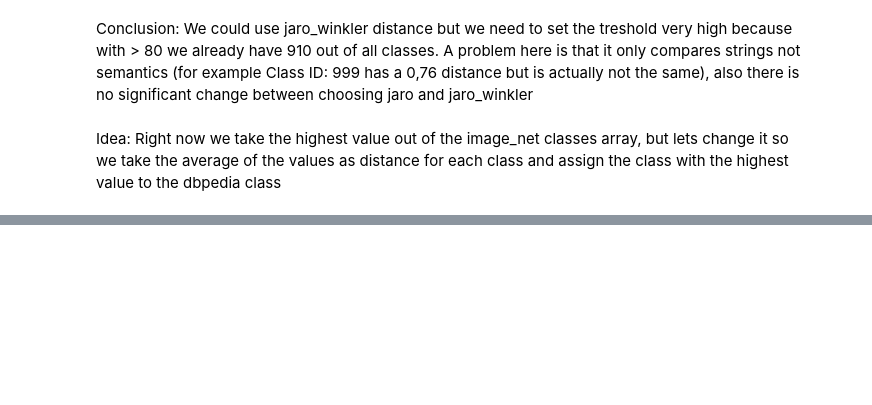
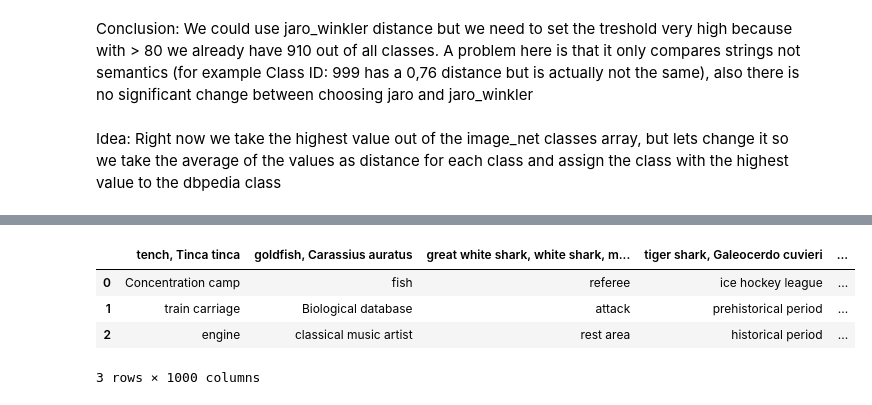
Before and after one commit to TianranWei/ISE-Linking-Entities-from-Images-to-Knowledge-Graphs, a Jupyter notebook: notebooks/jaro_winkler_similarity.ipynb, the cells around one changed output, grey strips where cells are left out. Cells and saved outputs as stored; diff of their text form; code cells hidden in the pictures; blank space fills up the shorter version.

```diff
--- a/notebooks/jaro_winkler_similarity.ipynb
+++ b/notebooks/jaro_winkler_similarity.ipynb
@@ -141,0 +194,15 @@ Idea: Right now we take the highest value out of the image_net classes array, bu
+# %%
+a = dataframe_jarow
+a = dataframe_jarow.replace("Not Present", np.nan)
+a =a.replace(0.0, np.nan)
+
+#Now we remove all columns where we have only NaN values
+nan = a.dropna(axis=1, how="all")
+highest_values_nan_max = nan.apply(lambda s: s.abs().nlargest(3).index.tolist(), axis=0)
+highest_values_nan_max
+# %% [output]
+|  | tench, Tinca tinca | goldfish, Carassius auratus | great white shark, white shark, m... | tiger shark, Galeocerdo cuvieri | ... |
+| 0 | Concentration camp | fish | referee | ice hockey league | ... |
+| 1 | train carriage | Biological database | attack | prehistorical period | ... |
+| 2 | engine | classical music artist | rest area | historical period | ... |
+3 rows × 1000 columns
```
Also changed, not shown: parts of 6 cells of this notebook, 6 other files.
